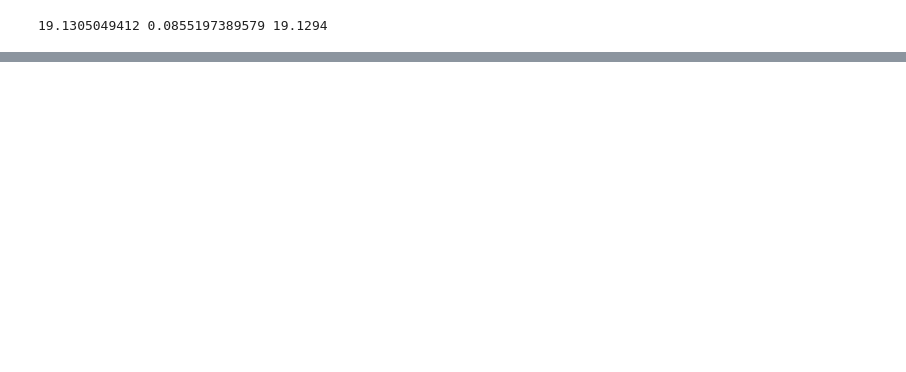
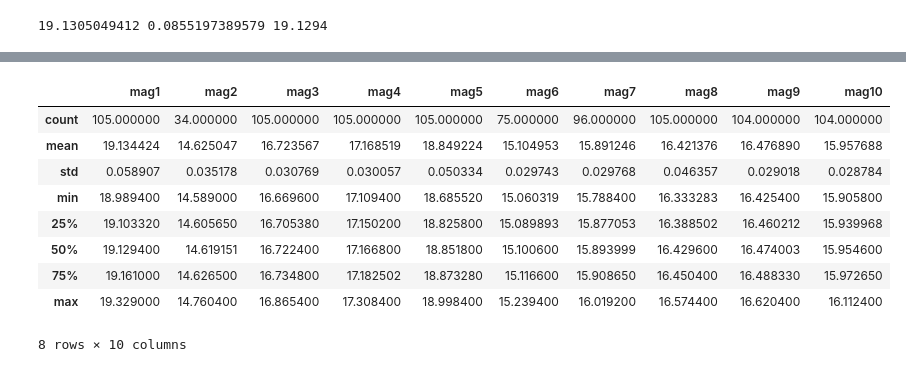
Before and after one commit to ih64/NovaMusca, a Jupyter notebook: NovaMuscaCalibration.v3.ipynb, the cells around one changed output, grey strips where cells are left out. Drawn from its saved outputs; the diff is of its cells as text; code cells hidden in the pictures; blank space fills up the shorter version.

```diff
--- a/NovaMuscaCalibration.v3.ipynb
+++ b/NovaMuscaCalibration.v3.ipynb
@@ -622,0 +670,13 @@ photCalI.to_csv('photCalI.csv')
+# %%
+photCalV.drop([0,2,63]).drop(['date','juliandate'], axis=1).describe()
+# %% [output]
+|  | mag1 | mag2 | mag3 | mag4 | mag5 | mag6 | mag7 | mag8 | mag9 | mag10 |
+| count | 105.000000 | 34.000000 | 105.000000 | 105.000000 | 105.000000 | 75.000000 | 96.000000 | 105.000000 | 104.000000 | 104.000000 |
+| mean | 19.134424 | 14.625047 | 16.723567 | 17.168519 | 18.849224 | 15.104953 | 15.891246 | 16.421376 | 16.476890 | 15.957688 |
+| std | 0.058907 | 0.035178 | 0.030769 | 0.030057 | 0.050334 | 0.029743 | 0.029768 | 0.046357 | 0.029018 | 0.028784 |
+| min | 18.989400 | 14.589000 | 16.669600 | 17.109400 | 18.685520 | 15.060319 | 15.788400 | 16.333283 | 16.425400 | 15.905800 |
+| 25% | 19.103320 | 14.605650 | 16.705380 | 17.150200 | 18.825800 | 15.089893 | 15.877053 | 16.388502 | 16.460212 | 15.939968 |
+| 50% | 19.129400 | 14.619151 | 16.722400 | 17.166800 | 18.851800 | 15.100600 | 15.893999 | 16.429600 | 16.474003 | 15.954600 |
+| 75% | 19.161000 | 14.626500 | 16.734800 | 17.182502 | 18.873280 | 15.116600 | 15.908650 | 16.450400 | 16.488330 | 15.972650 |
+| max | 19.329000 | 14.760400 | 16.865400 | 17.308400 | 18.998400 | 15.239400 | 16.019200 | 16.574400 | 16.620400 | 16.112400 |
+8 rows × 10 columns
```
Also changed, not shown: parts of 13 cells of this notebook, 4 other files.
